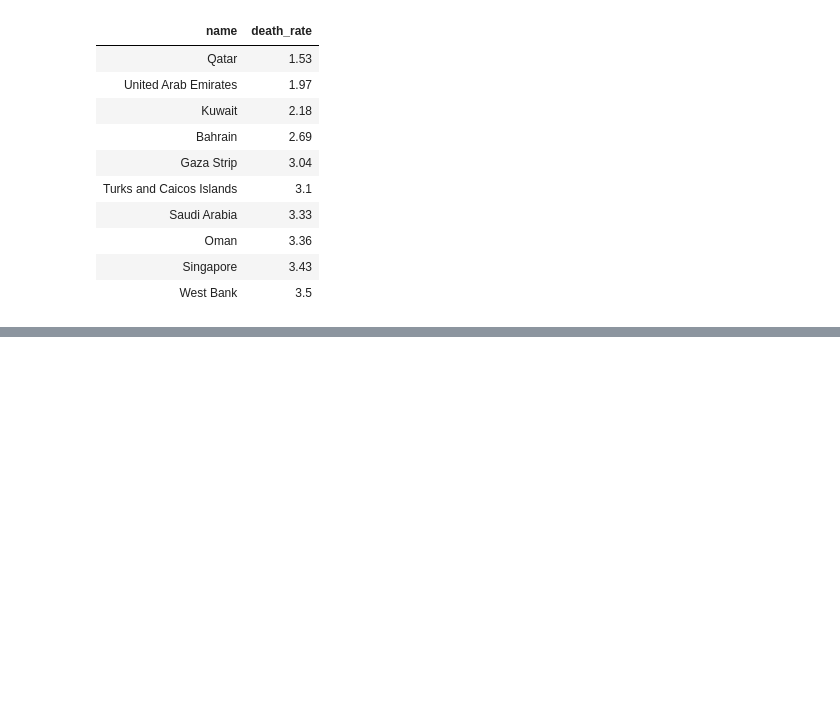
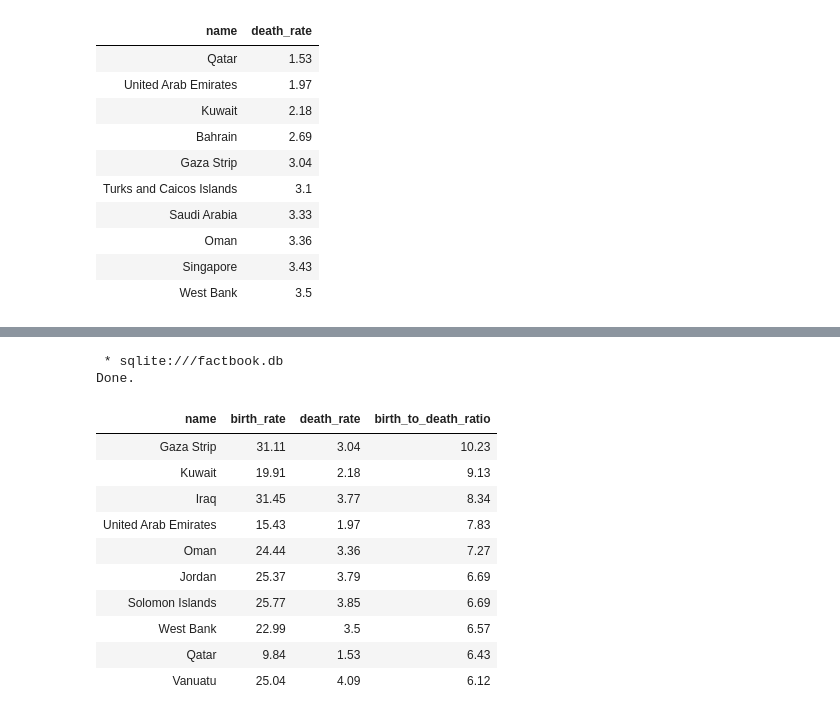
Before and after one commit to Lippins/CIA_factbook_data_analysis, a Jupyter notebook: notebook.ipynb, the cells around one changed output, grey strips where cells are left out. Cells and saved outputs as stored; diff of their text form; code cells hidden in the pictures; blank space fills up the shorter version.

Commit message:
feat: Explore birth to death ratio

```diff
--- a/notebook.ipynb
+++ b/notebook.ipynb
@@ -634,0 +645,22 @@ Arguably, the [most important](https://www.britannica.com/topic/Gulf-Cooperation
+# %%
+%%sql
+SELECT name, birth_rate, death_rate,
+       ROUND((birth_rate / death_rate), 2) AS birth_to_death_ratio
+  FROM facts
+ WHERE name != 'World'
+ ORDER BY 4 DESC
+ LIMIT 10;
+# %% [output]
+ * sqlite:///factbook.db
+Done.
+| name | birth_rate | death_rate | birth_to_death_ratio |
+| Gaza Strip | 31.11 | 3.04 | 10.23 |
+| Kuwait | 19.91 | 2.18 | 9.13 |
+| Iraq | 31.45 | 3.77 | 8.34 |
+| United Arab Emirates | 15.43 | 1.97 | 7.83 |
+| Oman | 24.44 | 3.36 | 7.27 |
+| Jordan | 25.37 | 3.79 | 6.69 |
+| Solomon Islands | 25.77 | 3.85 | 6.69 |
+| West Bank | 22.99 | 3.5 | 6.57 |
+| Qatar | 9.84 | 1.53 | 6.43 |
+| Vanuatu | 25.04 | 4.09 | 6.12 |
```
Also changed, not shown: parts of 5 cells of this notebook.
